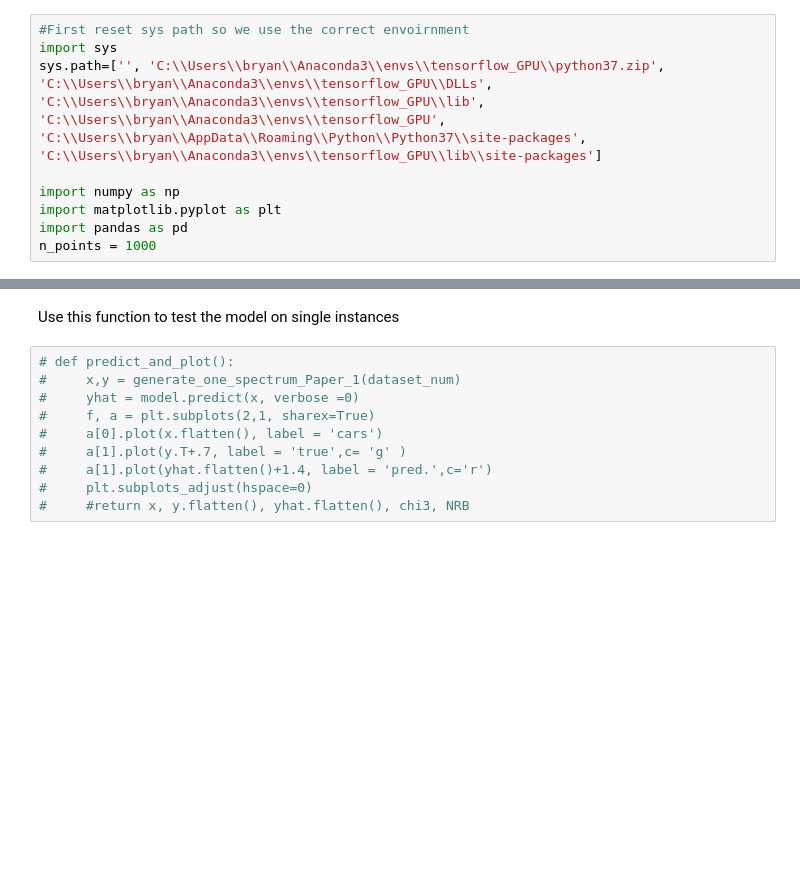
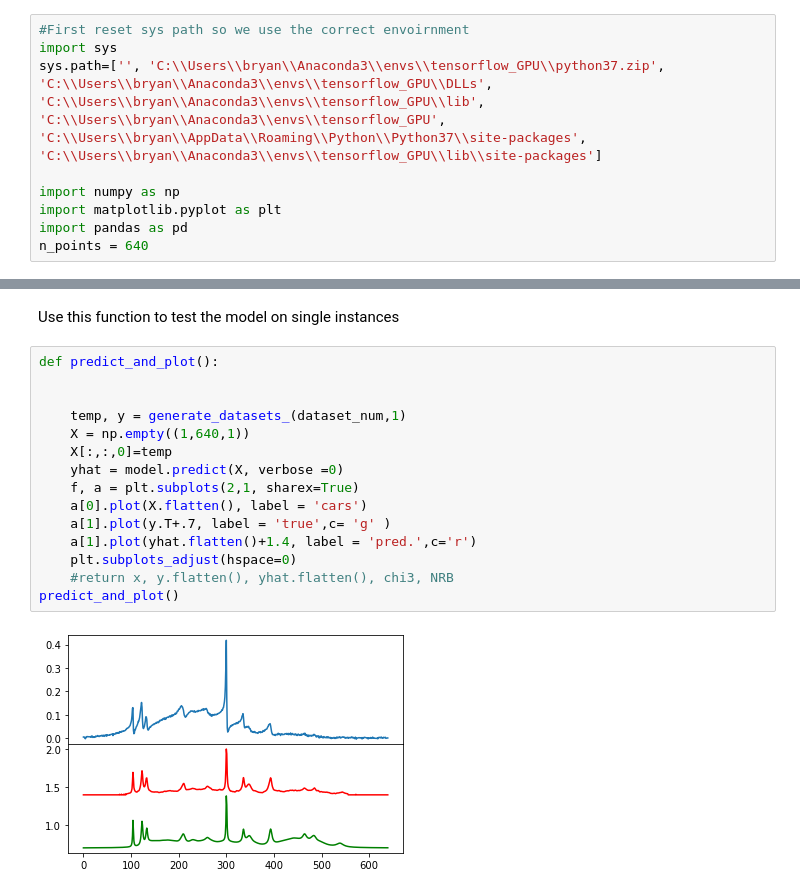
Before and after one commit to villawang/VECTOR-CARS, a Jupyter notebook: Training_SPECNET/Code_to_train_Specnet.ipynb, the cells around one changed output, grey strips where cells are left out. Saved outputs shown, nothing was run; the diff lists cells and outputs as text; blank space fills up the shorter version.

```diff
--- a/Training_SPECNET/Code_to_train_Specnet.ipynb
+++ b/Training_SPECNET/Code_to_train_Specnet.ipynb
@@ -8,7 +8,7 @@ sys.path=['', 'C:\\Users\\bryan\\Anaconda3\\envs\\tensorflow_GPU\\python37.zip',
 import numpy as np
 import matplotlib.pyplot as plt
 import pandas as pd
-n_points = 1000
+n_points = 640
 # %%
 import tensorflow as tf
 import keras.backend as K
@@ -157,14 +182,21 @@ Epoch 3/10
 # %% [markdown]
 Use this function to test the model on single instances
 # %%
-# def predict_and_plot():
-#     x,y = generate_one_spectrum_Paper_1(dataset_num)
-#     yhat = model.predict(x, verbose =0)
-#     f, a = plt.subplots(2,1, sharex=True)
-#     a[0].plot(x.flatten(), label = 'cars')
-#     a[1].plot(y.T+.7, label = 'true',c= 'g' )
-#     a[1].plot(yhat.flatten()+1.4, label = 'pred.',c='r')
-#     plt.subplots_adjust(hspace=0)
-#     #return x, y.flatten(), yhat.flatten(), chi3, NRB
+def predict_and_plot():
+
+
+    temp, y = generate_datasets_(dataset_num,1)
+    X = np.empty((1,640,1))
+    X[:,:,0]=temp
+    yhat = model.predict(X, verbose =0)
+    f, a = plt.subplots(2,1, sharex=True)
+    a[0].plot(X.flatten(), label = 'cars')
+    a[1].plot(y.T+.7, label = 'true',c= 'g' )
+    a[1].plot(yhat.flatten()+1.4, label = 'pred.',c='r')
+    plt.subplots_adjust(hspace=0)
+    #return x, y.flatten(), yhat.flatten(), chi3, NRB
+predict_and_plot()
+# %% [output]
+[figure, added]
 # %%
 # #predict_and_plot()
```
Also changed, not shown: parts of 3 cells of this notebook, 37 other files.
